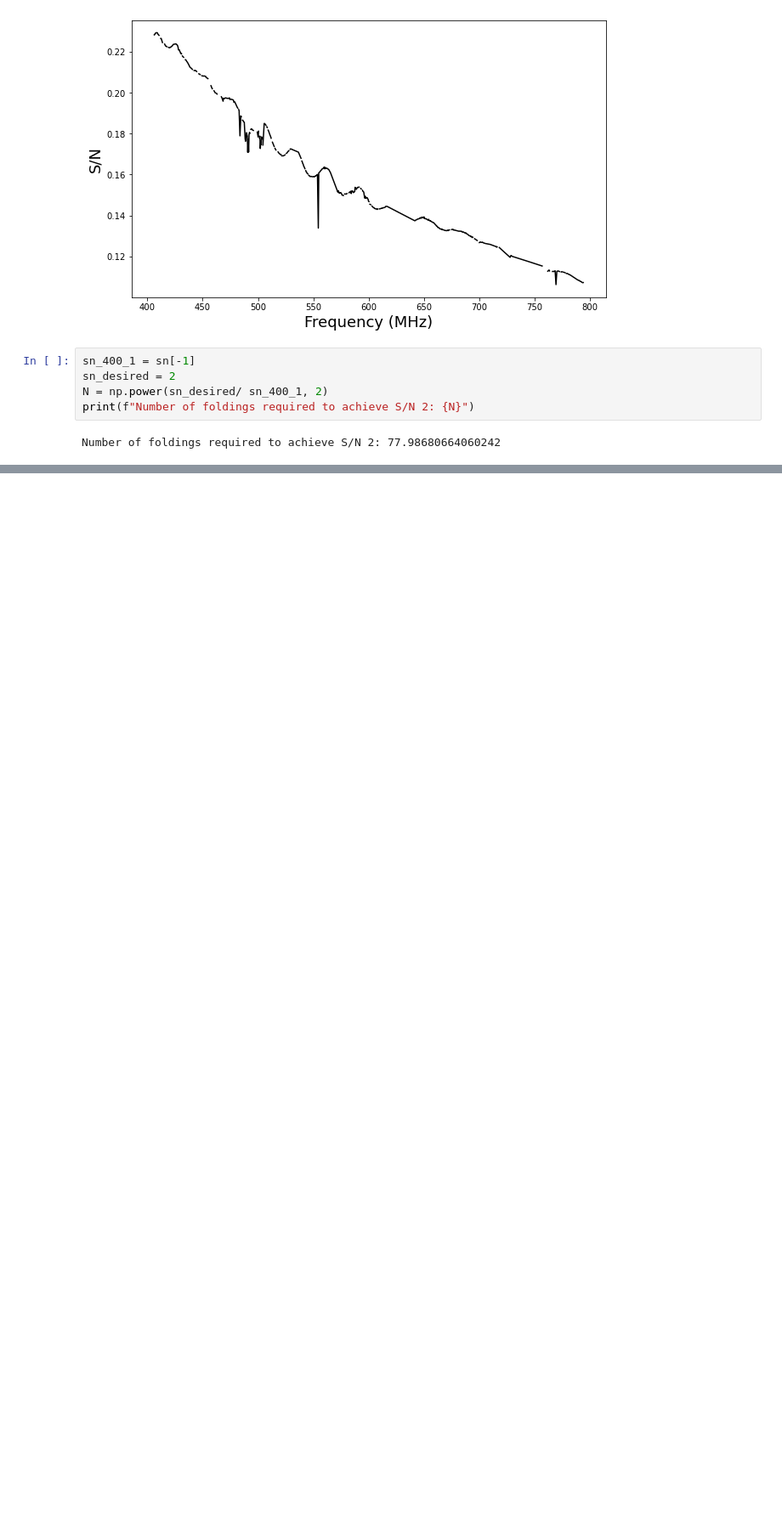
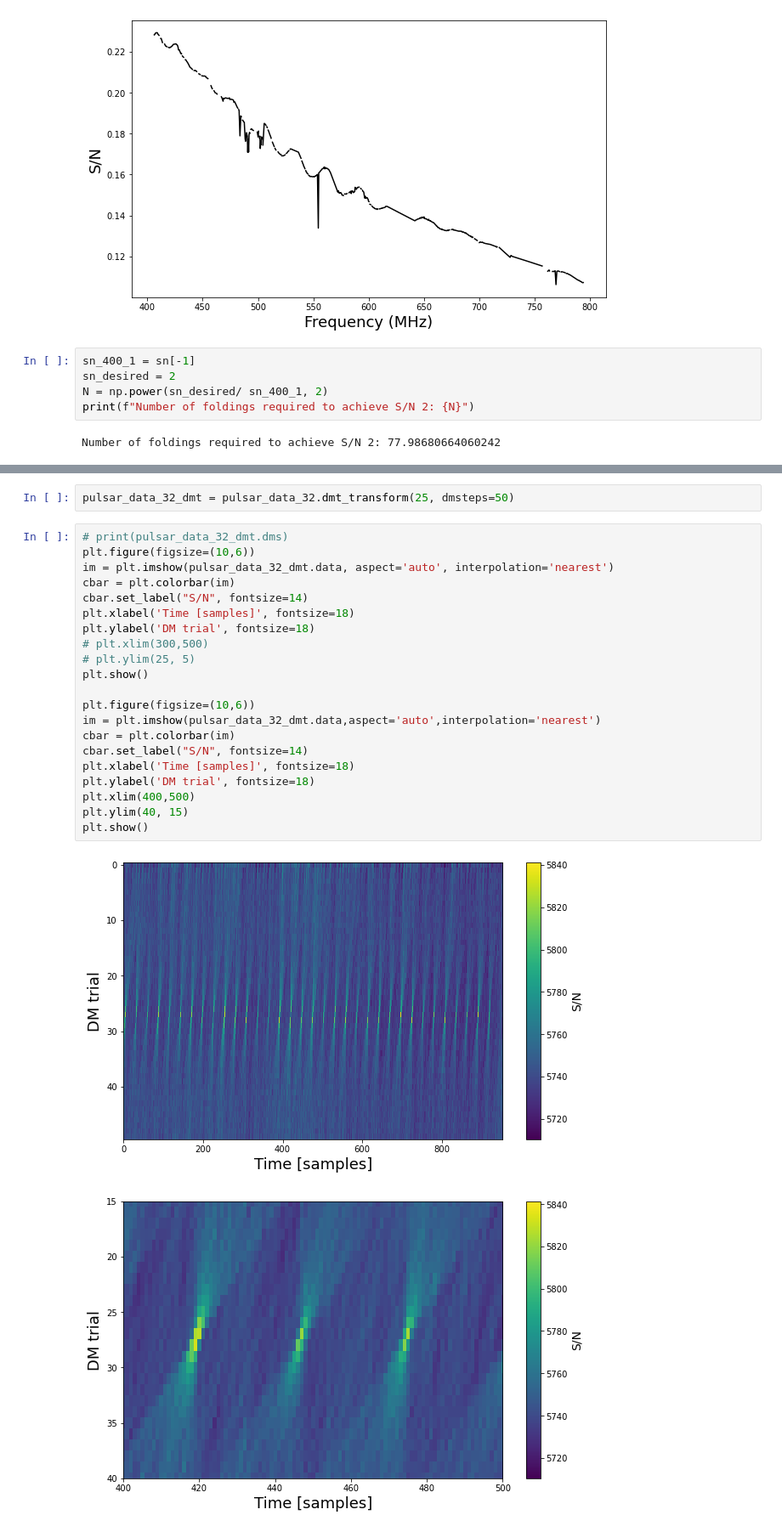
Before and after one commit to astronamanj/641_Observational_Techniques, a Jupyter notebook: chime_pulsar_search/search.ipynb, the cells around one changed output, grey strips where cells are left out. Shown at 85% size. Drawn from its saved outputs; the diff is of its cells as text; blank space fills up the shorter version.

```diff
--- a/chime_pulsar_search/search.ipynb
+++ b/chime_pulsar_search/search.ipynb
@@ -190,0 +204,26 @@ plt.show()
+# %%
+pulsar_data_32_dmt = pulsar_data_32.dmt_transform(25, dmsteps=50)
+# %%
+# print(pulsar_data_32_dmt.dms)
+plt.figure(figsize=(10,6))
+im = plt.imshow(pulsar_data_32_dmt.data, aspect='auto', interpolation='nearest')
+cbar = plt.colorbar(im)
+cbar.set_label("S/N", fontsize=14)
+plt.xlabel('Time [samples]', fontsize=18)
+plt.ylabel('DM trial', fontsize=18)
+# plt.xlim(300,500)
+# plt.ylim(25, 5)
+plt.show()
+
+plt.figure(figsize=(10,6))
+im = plt.imshow(pulsar_data_32_dmt.data,aspect='auto',interpolation='nearest')
+cbar = plt.colorbar(im)
+cbar.set_label("S/N", fontsize=14)
+plt.xlabel('Time [samples]', fontsize=18)
+plt.ylabel('DM trial', fontsize=18)
+plt.xlim(400,500)
+plt.ylim(40, 15)
+plt.show()
+# %% [output]
+[figure, added]
+[figure, added]
```
Also changed, not shown: parts of 13 cells of this notebook, 1 other file.
